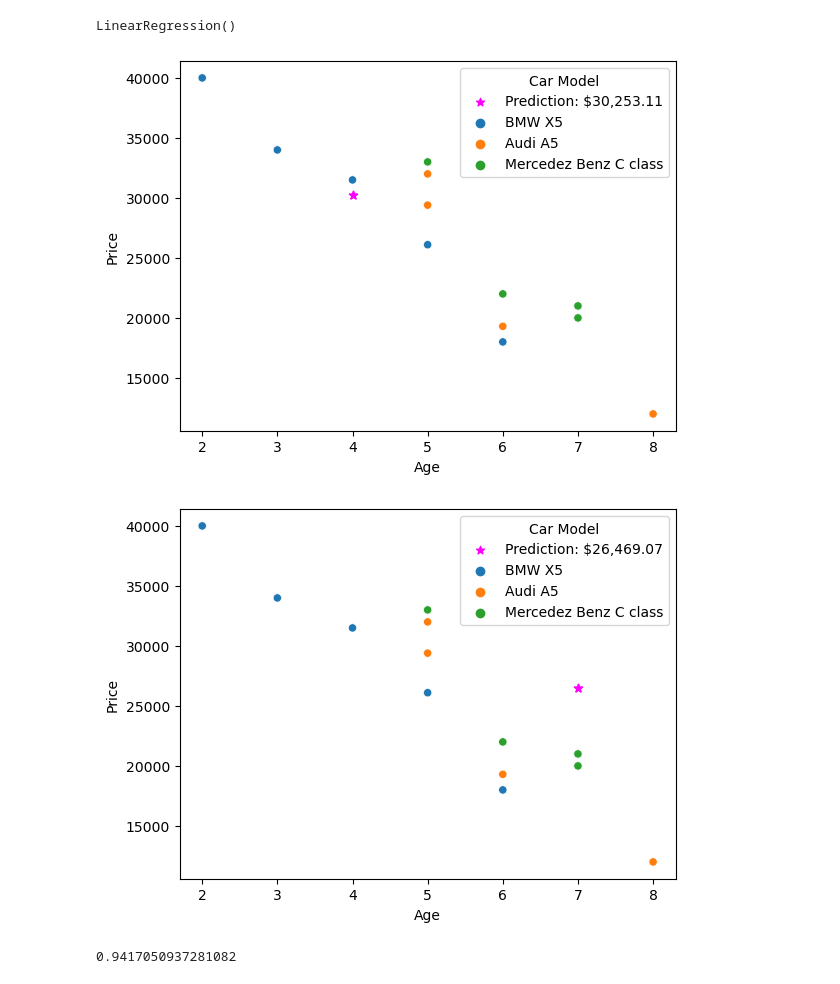
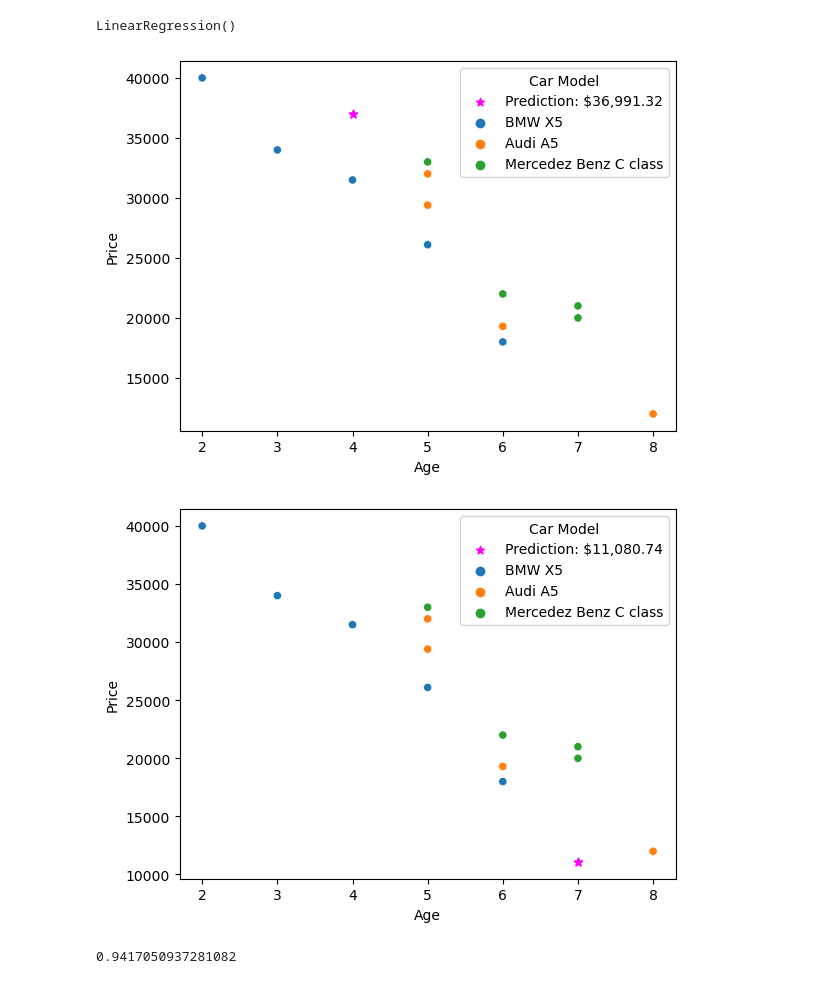
Before and after one commit to daidan3k/LearningAI, a Jupyter notebook: 05-dummy-variables-one-hot-encoding.ipynb, the cells around one changed output. Drawn from its saved outputs; the diff is of its cells as text; code cells hidden in the pictures.

```diff
--- a/05-dummy-variables-one-hot-encoding.ipynb
+++ b/05-dummy-variables-one-hot-encoding.ipynb
@@ -276,13 +276,13 @@ def plot_prediction(df, miles, age, audi, bmw):
     sns.scatterplot(x=df['Age(yrs)'], y=df['Sell Price($)'], hue=df['Car Model'])
     plt.scatter(age, prediction, color='magenta', marker='*')
 # %%
-plot_prediction(data, 45000, 4, 0, 1)
+plot_prediction(data, 45000, 4, 0, 0)
 # %% [output]
-[figure, old version]
+[figure, new version]
 # %%
-plot_prediction(data, 56000, 7, 1, 0)
+plot_prediction(data, 86000, 7, 0, 1)
 # %% [output]
-[figure, old version]
+[figure, new version]
 # %%
 model.score(X,y)
 # %% [output]
```
